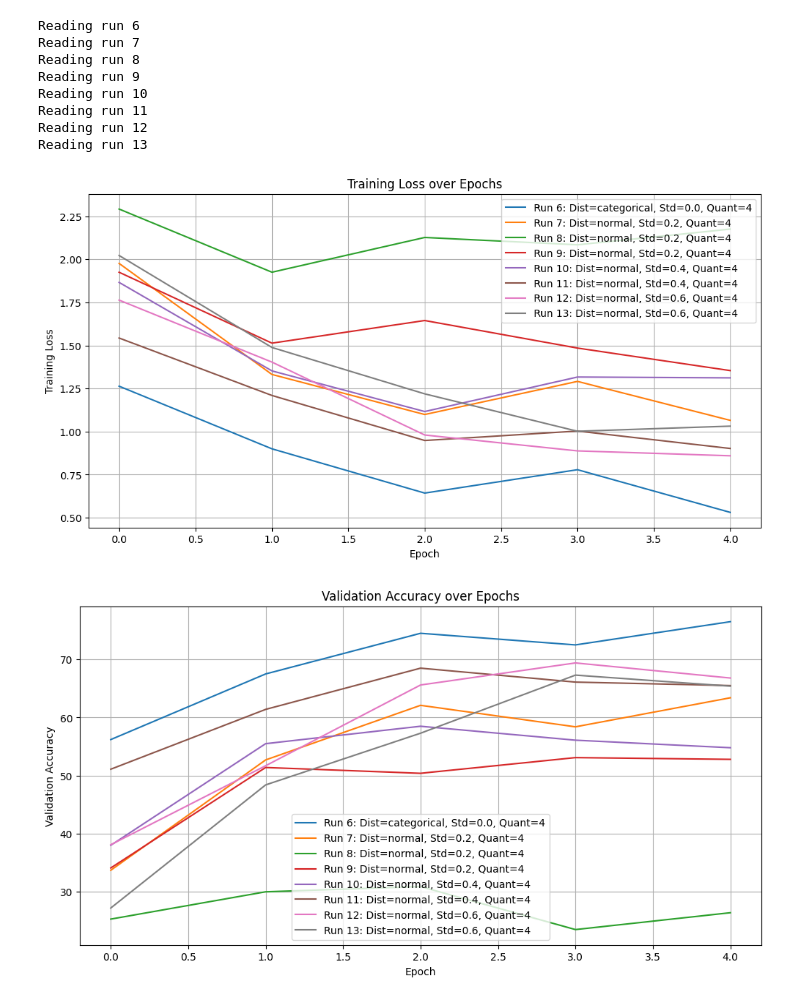
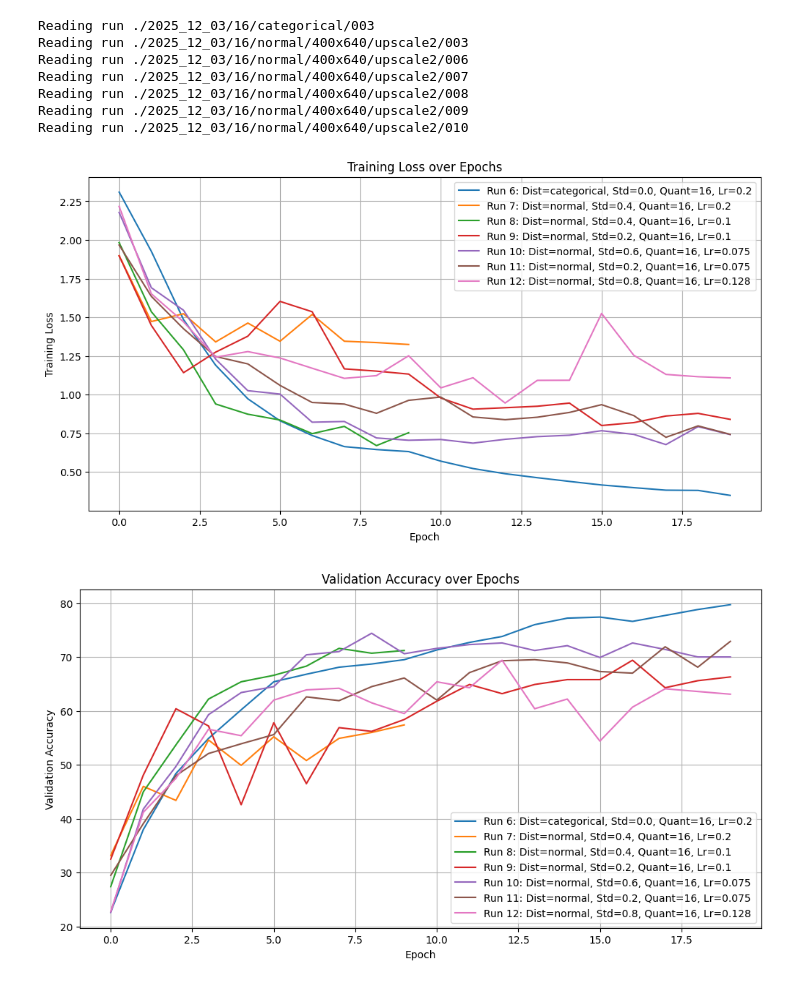
Before and after one commit to tsopeter/VM_NES_Training, a Jupyter notebook: Reader.ipynb, the cells around one changed output. Cells and saved outputs as stored; diff of their text form; code cells hidden in the pictures.

```diff
--- a/Reader.ipynb
+++ b/Reader.ipynb
@@ -160,11 +160,20 @@ def read_file (filename : str, mode : int= 0):
 
     return data
 
-base_folder = './2025_11_26/'
+files = [
+    './2025_12_03/16/categorical/003',
+    './2025_12_03/16/normal/400x640/upscale2/003',
+    './2025_12_03/16/normal/400x640/upscale2/006',
+    './2025_12_03/16/normal/400x640/upscale2/007',
+    './2025_12_03/16/normal/400x640/upscale2/008',
+    './2025_12_03/16/normal/400x640/upscale2/009',
+    './2025_12_03/16/normal/400x640/upscale2/010',
+]
+
 runs = []
-for i in range(6, 14):
-    print(f'Reading run {i}')
-    data = read_file (base_folder + f'{i:03d}/a/mean_reward.txt')
+for folder_name in files:
+    print(f'Reading run {folder_name}')
+    data = read_file(folder_name + '/a/mean_reward.txt')
     runs.append(data)
 
 # Plot the training loss
@@ -173,40 +182,39 @@ for i, run in enumerate(runs):
     plt.plot(run['epoch'], run['train_loss'], label=f'Run {i+6}: Dist={run["dist"]}, Std={run["std"]}, Quant={run["quant"]}, Lr={run["lr"]}')
 plt.title('Training Loss over Epochs')
 plt.xlabel('Epoch')
 plt.ylabel('Training Loss')
 plt.legend()
 plt.grid()
 plt.show()
 
 # Plot the validation accuracy
 plt.figure(figsize=(12, 6))
 for i, run in enumerate(runs):
     plt.plot(run['epoch'], run['val_acc'], label=f'Run {i+6}: Dist={run["dist"]}, Std={run["std"]}, Quant={run["quant"]}, Lr={run["lr"]}')
 plt.title('Validation Accuracy over Epochs')
 plt.xlabel('Epoch')
 plt.ylabel('Validation Accuracy')
 plt.legend()
 plt.grid()
 plt.show()
 
 # Plot the training accuracy
 plt.figure(figsize=(12, 6))
 for i, run in enumerate(runs):
     plt.plot(run['epoch'], run['train_acc'], label=f'Run {i+6}: Dist={run["dist"]}, Std={run["std"]}, Quant={run["quant"]}, Lr={run["lr"]}')
 plt.title('Training Accuracy over Epochs')
 plt.xlabel('Epoch')
 plt.ylabel('Training Accuracy')
 plt.legend()
 plt.grid()
 plt.show()
 # %% [output]
-Reading run 6
-Reading run 7
-Reading run 8
-Reading run 9
-Reading run 10
-Reading run 11
-Reading run 12
-Reading run 13
+Reading run ./2025_12_03/16/categorical/003
+Reading run ./2025_12_03/16/normal/400x640/upscale2/003
+Reading run ./2025_12_03/16/normal/400x640/upscale2/006
+Reading run ./2025_12_03/16/normal/400x640/upscale2/007
+Reading run ./2025_12_03/16/normal/400x640/upscale2/008
+Reading run ./2025_12_03/16/normal/400x640/upscale2/009
+Reading run ./2025_12_03/16/normal/400x640/upscale2/010
-[figure, old version]
+[figure, new version]
-[figure, old version]
+[figure, new version]
```
Also changed, not shown: parts of 6 cells of this notebook, 6 other files.
